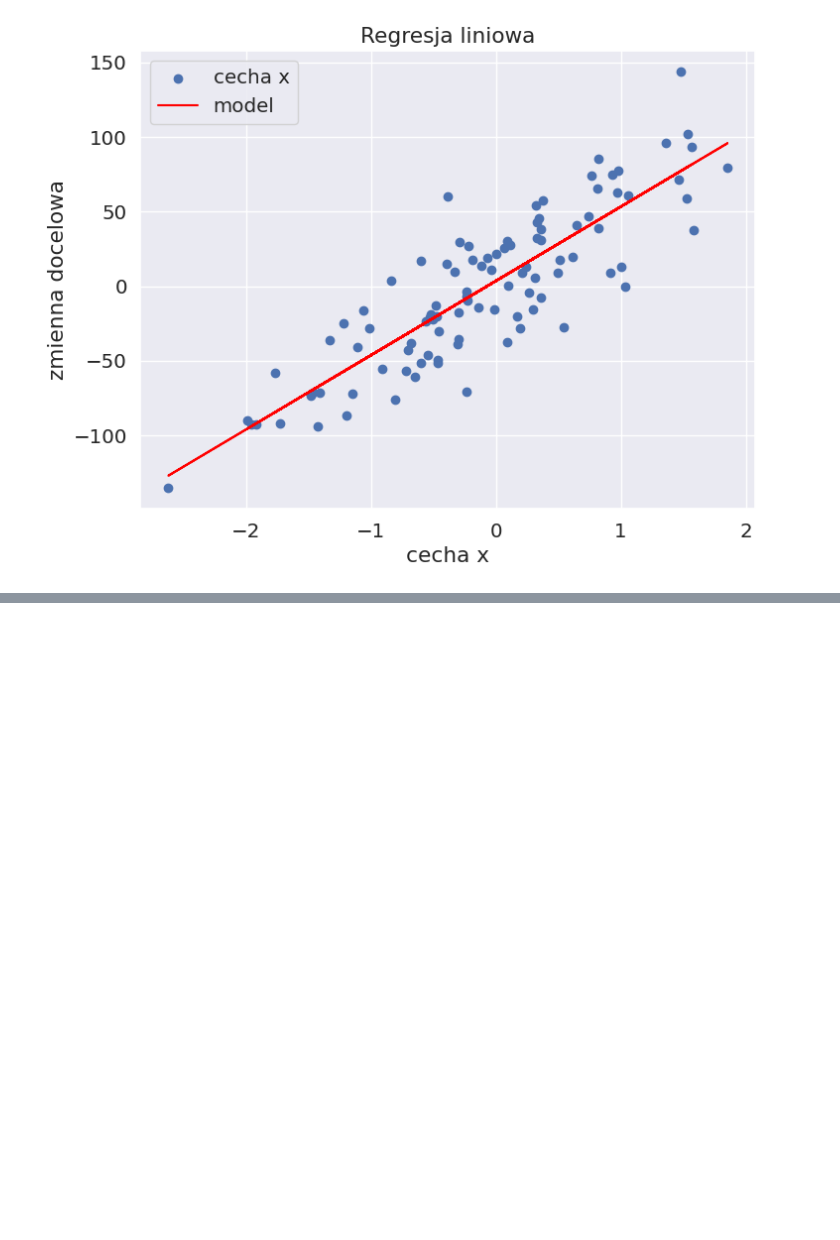
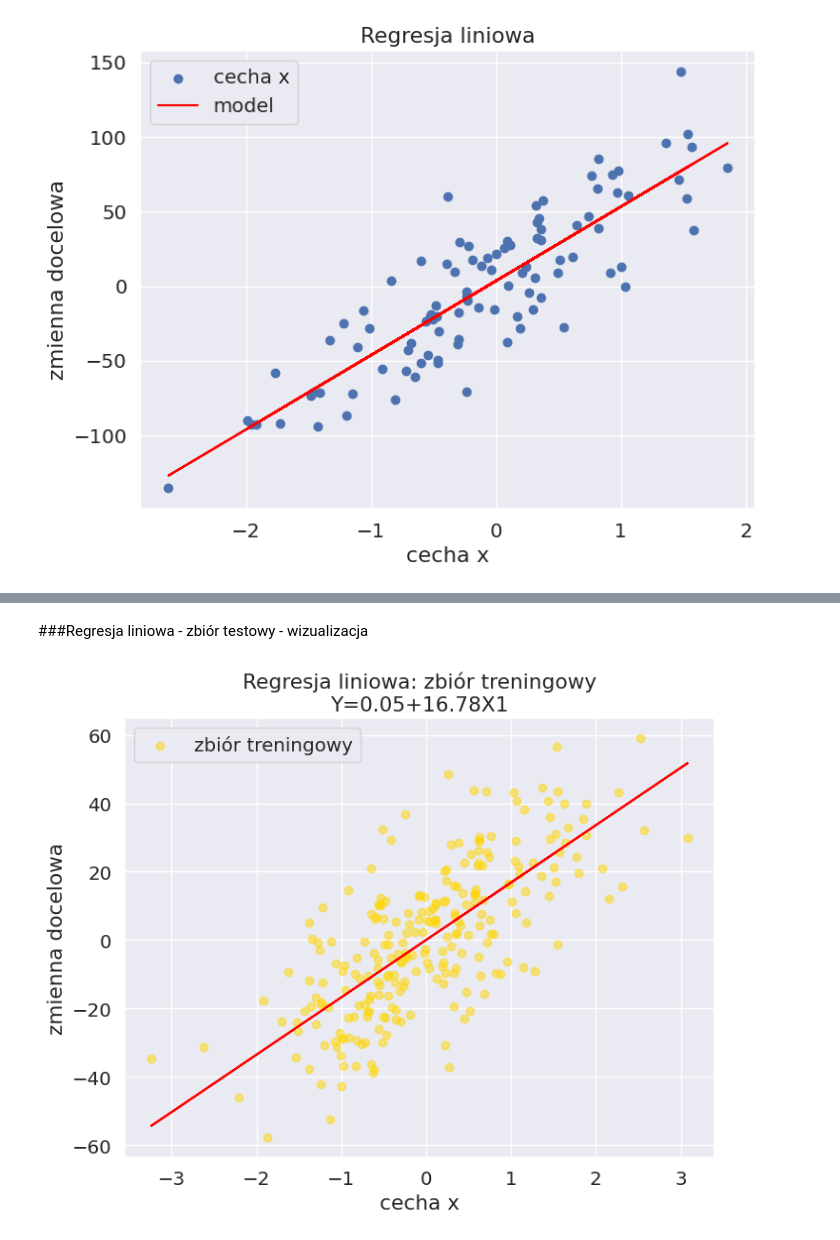
Before and after one commit to pawel-kowal/machine-learning, a Jupyter notebook: supervised/02_linear_regression/03_linear_regression_R2.ipynb, the cells around one changed output, grey strips where cells are left out. Cells and saved outputs as stored; diff of their text form; code cells hidden in the pictures; blank space fills up the shorter version.

```diff
--- a/supervised/02_linear_regression/03_linear_regression_R2.ipynb
+++ b/supervised/02_linear_regression/03_linear_regression_R2.ipynb
@@ -149,0 +212,13 @@ plt.show()
+# %% [markdown]
+###Regresja liniowa - zbiór testowy - wizualizacja
+# %%
+plt.figure(figsize=(8,6))
+plt.title(f'Regresja liniowa: zbiór treningowy\nY={round(regressor.intercept_,2)}+{round(regressor.coef_[0],2)}X1')
+plt.xlabel('cecha x')
+plt.ylabel('zmienna docelowa')
+plt.scatter(X_test, y_test, label='zbiór treningowy', color='gold', alpha=0.5)
+plt.plot(X_test, regressor.intercept_+regressor.coef_[0]*X_test, color='red')
+plt.legend()
+plt.show()
+# %% [output]
+[figure, added]
```
Also changed, not shown: parts of 13 cells of this notebook.
